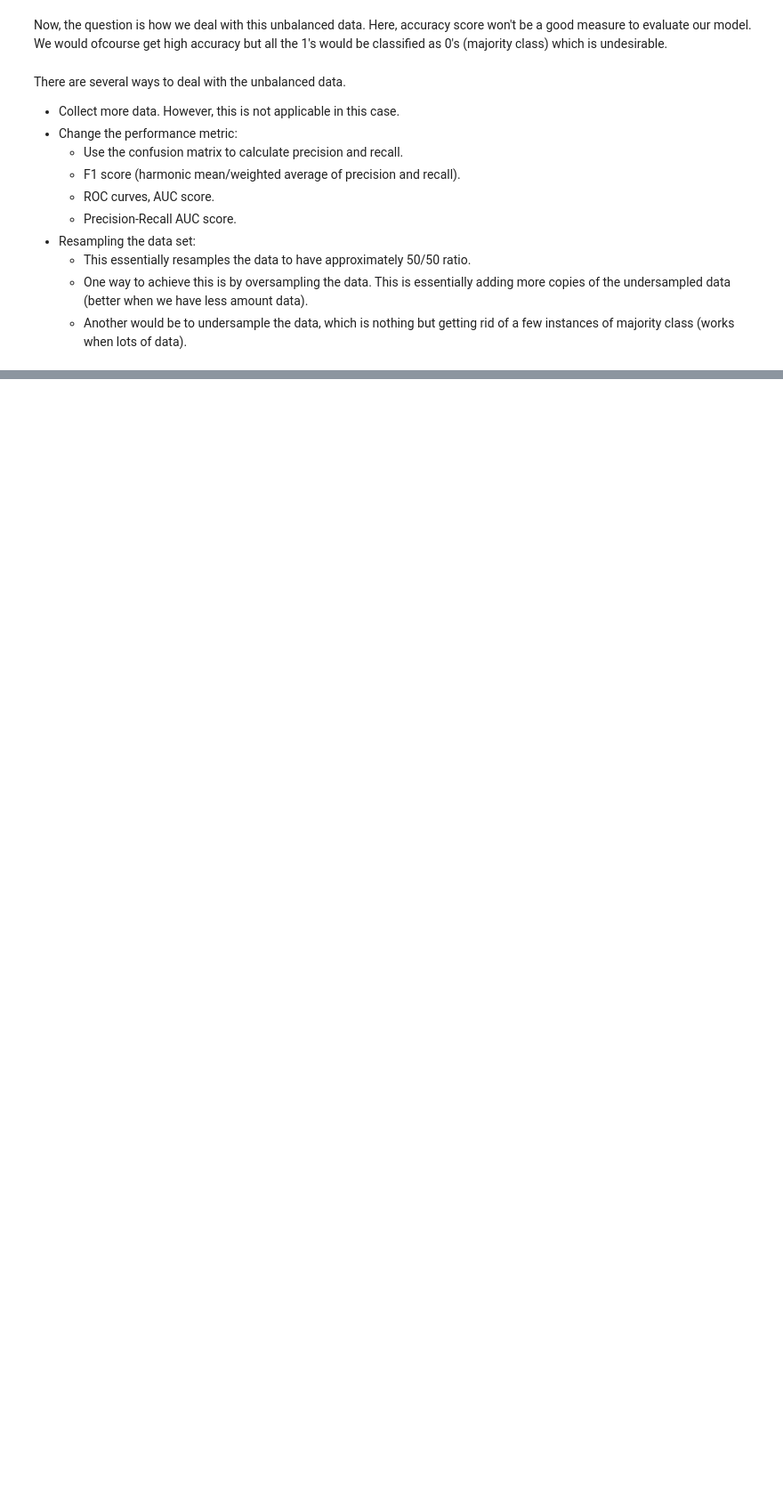
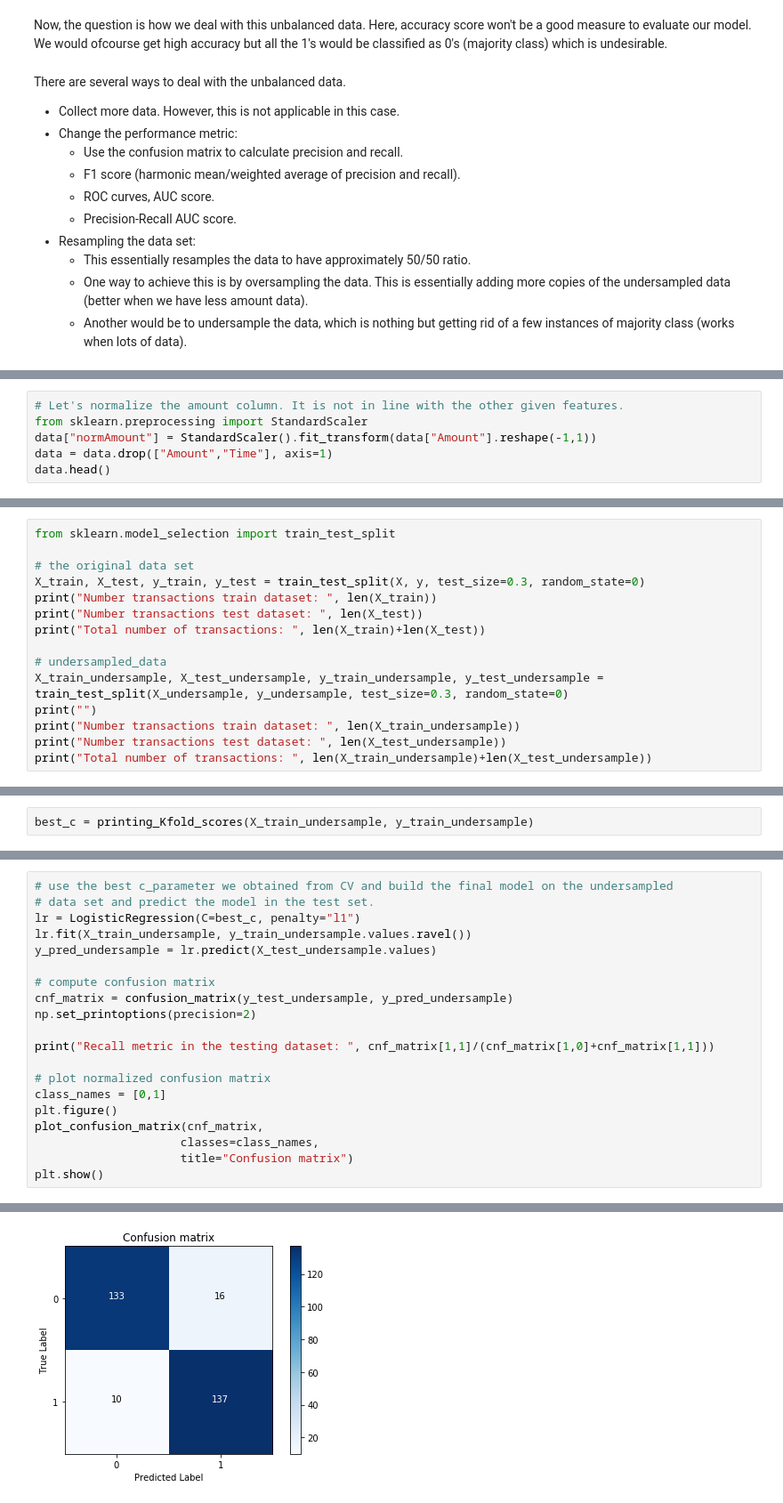
Before and after one commit to shree-ranga/Machine-Learning, a Jupyter notebook: random/CreditCardKaggle/cc_kernel_1.ipynb, the cells around one changed output, grey strips where cells are left out. Shown: that part at 89% size. Drawn from its saved outputs; the diff is of its cells as text; blank space fills up the shorter version.

Commit message:
imbalanced data analysis with lr finished

```diff
--- a/random/CreditCardKaggle/cc_kernel_1.ipynb
+++ b/random/CreditCardKaggle/cc_kernel_1.ipynb
@@ -61,0 +61,6 @@ There are several ways to deal with the unbalanced data.
+# %%
+# Let's normalize the amount column. It is not in line with the other given features.
+from sklearn.preprocessing import StandardScaler
+data["normAmount"] = StandardScaler().fit_transform(data["Amount"].reshape(-1,1))
+data = data.drop(["Amount","Time"], axis=1)
+data.head()
@@ -61,0 +112,15 @@ There are several ways to deal with the unbalanced data.
+# %%
+from sklearn.model_selection import train_test_split
+
+# the original data set
+X_train, X_test, y_train, y_test = train_test_split(X, y, test_size=0.3, random_state=0)
+print("Number transactions train dataset: ", len(X_train))
+print("Number transactions test dataset: ", len(X_test))
+print("Total number of transactions: ", len(X_train)+len(X_test))
+
+# undersampled_data
+X_train_undersample, X_test_undersample, y_train_undersample, y_test_undersample = train_test_split(X_undersample, y_undersample, test_size=0.3, random_state=0)
+print("")
+print("Number transactions train dataset: ", len(X_train_undersample))
+print("Number transactions test dataset: ", len(X_test_undersample))
+print("Total number of transactions: ", len(X_train_undersample)+len(X_test_undersample))
@@ -61,0 +205,2 @@ There are several ways to deal with the unbalanced data.
+# %%
+best_c = printing_Kfold_scores(X_train_undersample, y_train_undersample)
@@ -61,0 +258,21 @@ There are several ways to deal with the unbalanced data.
+# %%
+# use the best c_parameter we obtained from CV and build the final model on the undersampled
+# data set and predict the model in the test set.
+lr = LogisticRegression(C=best_c, penalty="l1")
+lr.fit(X_train_undersample, y_train_undersample.values.ravel())
+y_pred_undersample = lr.predict(X_test_undersample.values)
+
+# compute confusion matrix
+cnf_matrix = confusion_matrix(y_test_undersample, y_pred_undersample)
+np.set_printoptions(precision=2)
+
+print("Recall metric in the testing dataset: ", cnf_matrix[1,1]/(cnf_matrix[1,0]+cnf_matrix[1,1]))
+
+# plot normalized confusion matrix
+class_names = [0,1]
+plt.figure()
+plot_confusion_matrix(cnf_matrix,
+                     classes=class_names,
+                     title="Confusion matrix")
+plt.show()
+# %% [output]
@@ -61,0 +280 @@ There are several ways to deal with the unbalanced data.
+[figure, added]
```
Also changed, not shown: parts of 36 cells of this notebook.
